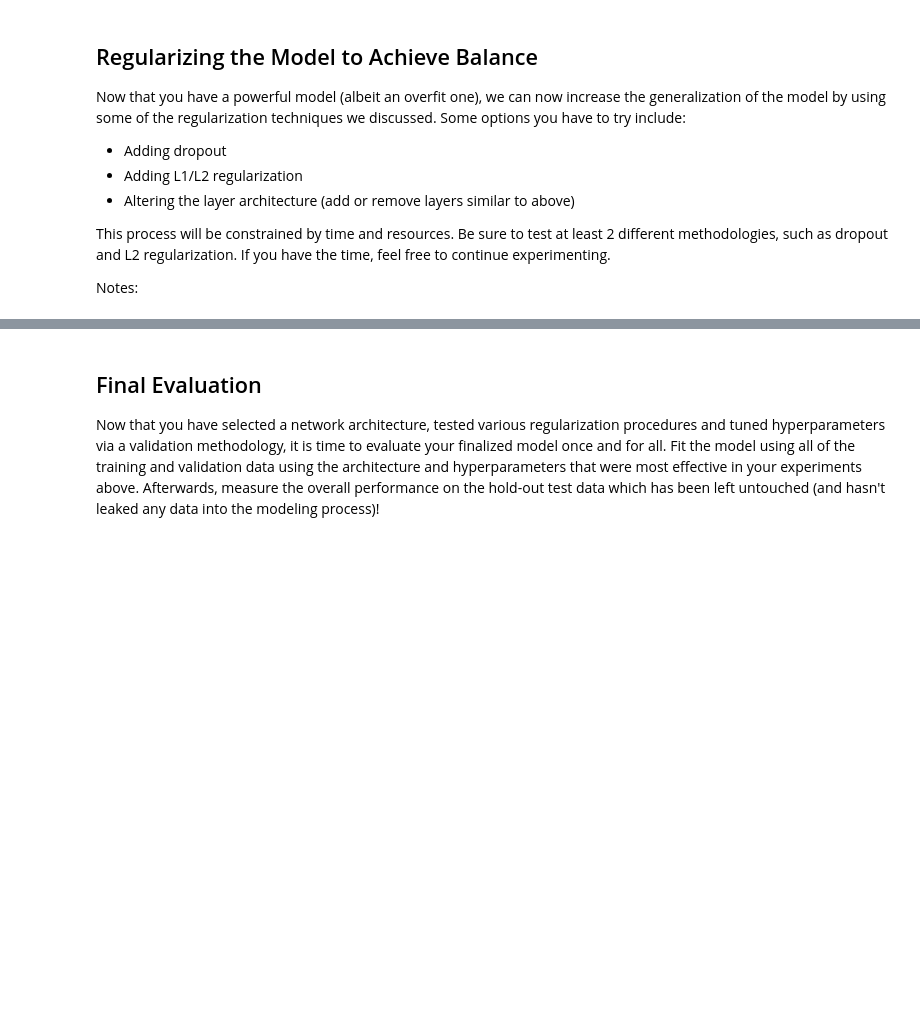
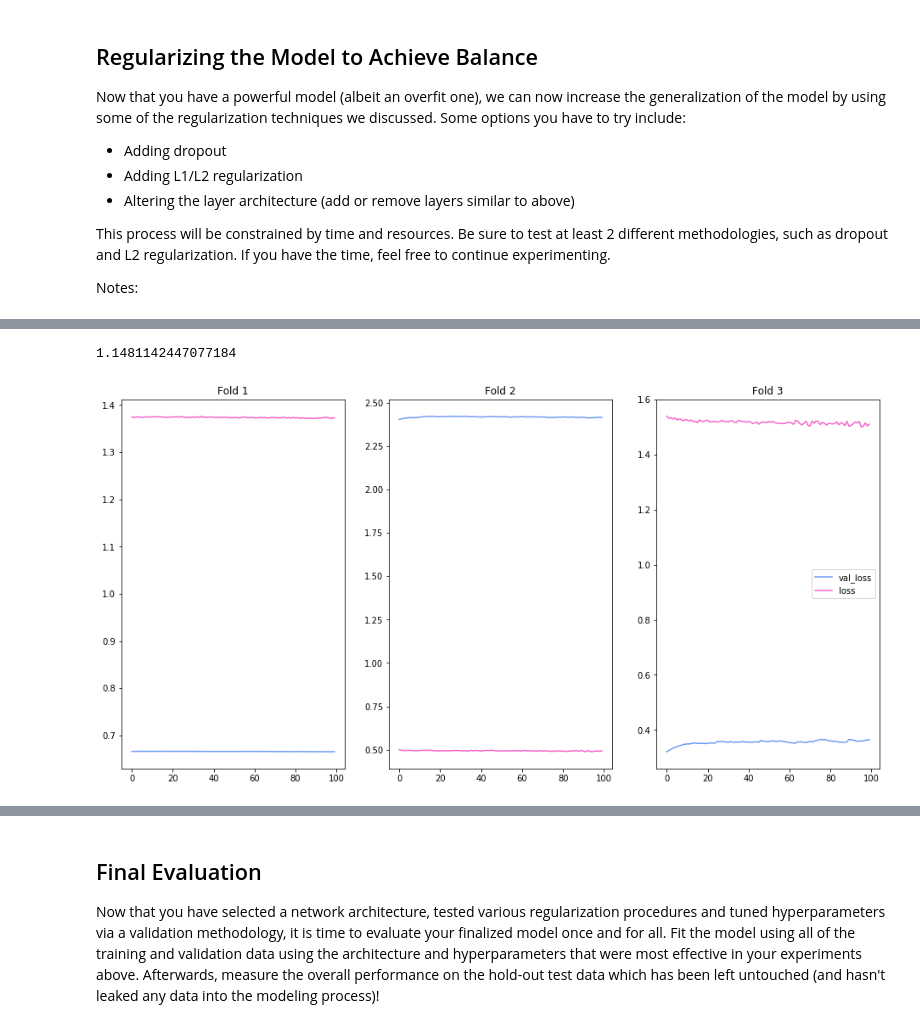
Before and after one commit to jrkreiger/flatiron-school-coursework, a Jupyter notebook: section46/dsc-tuning-neural-networks-from-start-to-finish-lab-online-ds-ft-081219/index.ipynb, the cells around one changed output, grey strips where cells are left out. Saved outputs shown, nothing was run; the diff lists cells and outputs as text; code cells hidden in the pictures; blank space fills up the shorter version.

```diff
--- a/section46/dsc-tuning-neural-networks-from-start-to-finish-lab-online-ds-ft-081219/index.ipynb
+++ b/section46/dsc-tuning-neural-networks-from-start-to-finish-lab-online-ds-ft-081219/index.ipynb
@@ -365,14 +426,18 @@ Notes:
 # Dropout
 # ⏰ This cell may take several minutes to run
 model = Sequential()
-model.add(layers.Dropout(0.3, input_dim=input_dims))
 model.add(Dense(7, activation='relu', kernel_initializer='normal',
                 input_dim=input_dims))
-model.add(layers.Dropout(0.3))
-model.add(Dense(25, activation='relu'))
-model.add(layers.Dropout(0.3))
+model.add(Dropout(0.3))
+model.add(Dense(10, activation='relu'))
+model.add(Dropout(0.3))
+model.add(Dense(10, activation='relu'))
+model.add(Dropout(0.3))
+model.add(Dense(10, activation='relu'))
+model.add(Dropout(0.3))
 model.add(Dense(1, activation='linear', kernel_initializer='normal'))
 
 model.compile(optimizer='sgd', loss='mse', metrics=['mse'])
 
-k_folds(X_train_ready, y_train, model)
+k_folds(X_train, y_train, model)
+# %% [output]
@@ -379,3 +449,5 @@ k_folds(X_train_ready, y_train, model)
+1.1481142447077184
+[figure, added]
 # %%
 # Your code here; try some regularization or other methods to tune your network
 # ⏰ This cell may take several minutes to run
```
Also changed, not shown: parts of 20 cells of this notebook, 1 other file.
